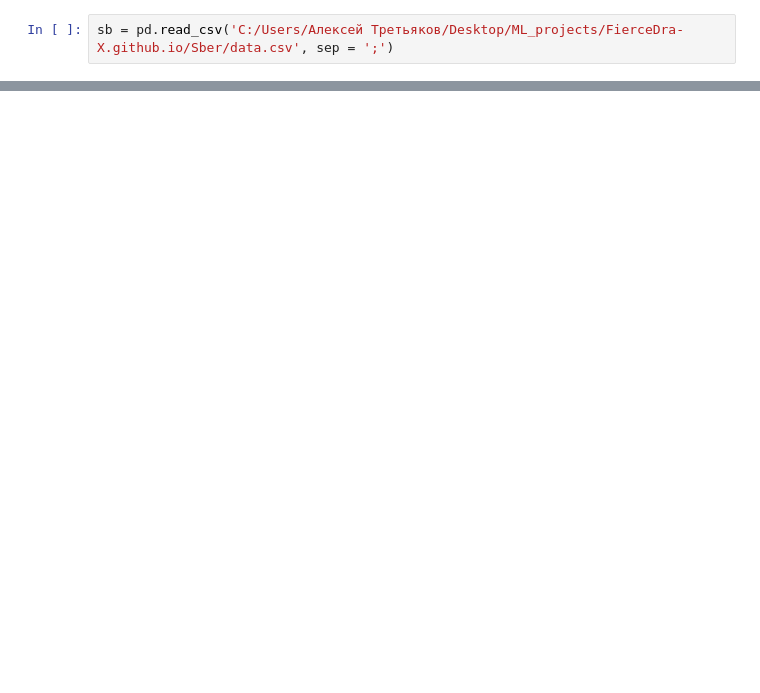
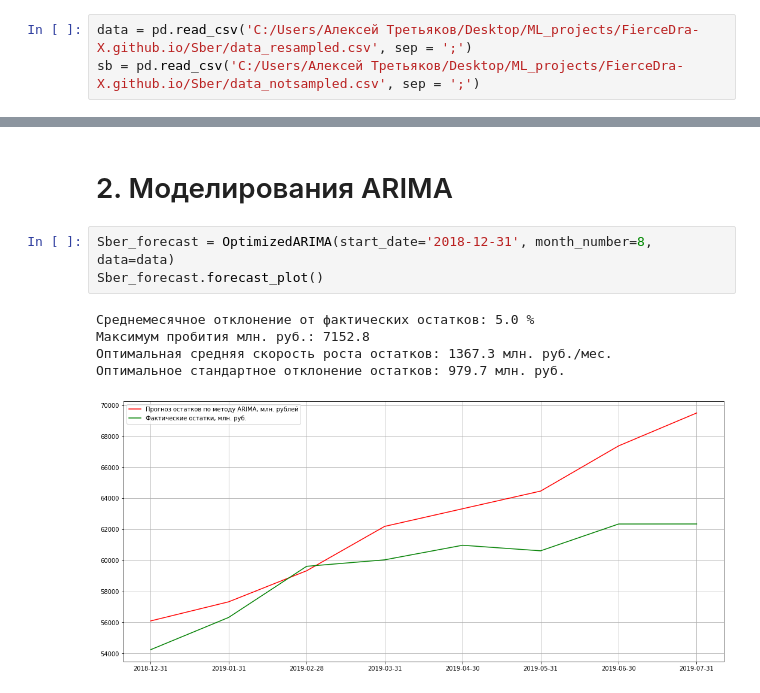
Before and after one commit to FierceDra/FierceDra-X.github.io, a Jupyter notebook: Sber/Sber_module.ipynb, the cells around one changed output, grey strips where cells are left out. Drawn from its saved outputs; the diff is of its cells as text; blank space fills up the shorter version.

Commit message:
version 2 of Sber project

```diff
--- a/Sber/Sber_module.ipynb
+++ b/Sber/Sber_module.ipynb
@@ -25,2 +49,3 @@ from matplotlib.pyplot import figure
 # %%
-sb = pd.read_csv('C:/Users/Алексей Третьяков/Desktop/ML_projects/FierceDra-X.github.io/Sber/data.csv', sep = ';')
+data = pd.read_csv('C:/Users/Алексей Третьяков/Desktop/ML_projects/FierceDra-X.github.io/Sber/data_resampled.csv', sep = ';')
+sb = pd.read_csv('C:/Users/Алексей Третьяков/Desktop/ML_projects/FierceDra-X.github.io/Sber/data_notsampled.csv', sep = ';')
@@ -124,0 +74,11 @@ ax[3].grid()
+# %% [markdown]
+# 2. Моделирования ARIMA
+# %%
+Sber_forecast = OptimizedARIMA(start_date='2018-12-31', month_number=8, data=data)
+Sber_forecast.forecast_plot()
+# %% [output]
+Среднемесячное отклонение от фактических остатков: 5.0 %
+Максимум пробития млн. руб.: 7152.8
+Оптимальная средняя скорость роста остатков: 1367.3 млн. руб./мес.
+Оптимальное стандартное отклонение остатков: 979.7 млн. руб.
+[figure, added]
```
Also changed, not shown: parts of 30 cells of this notebook, 5 other files.
